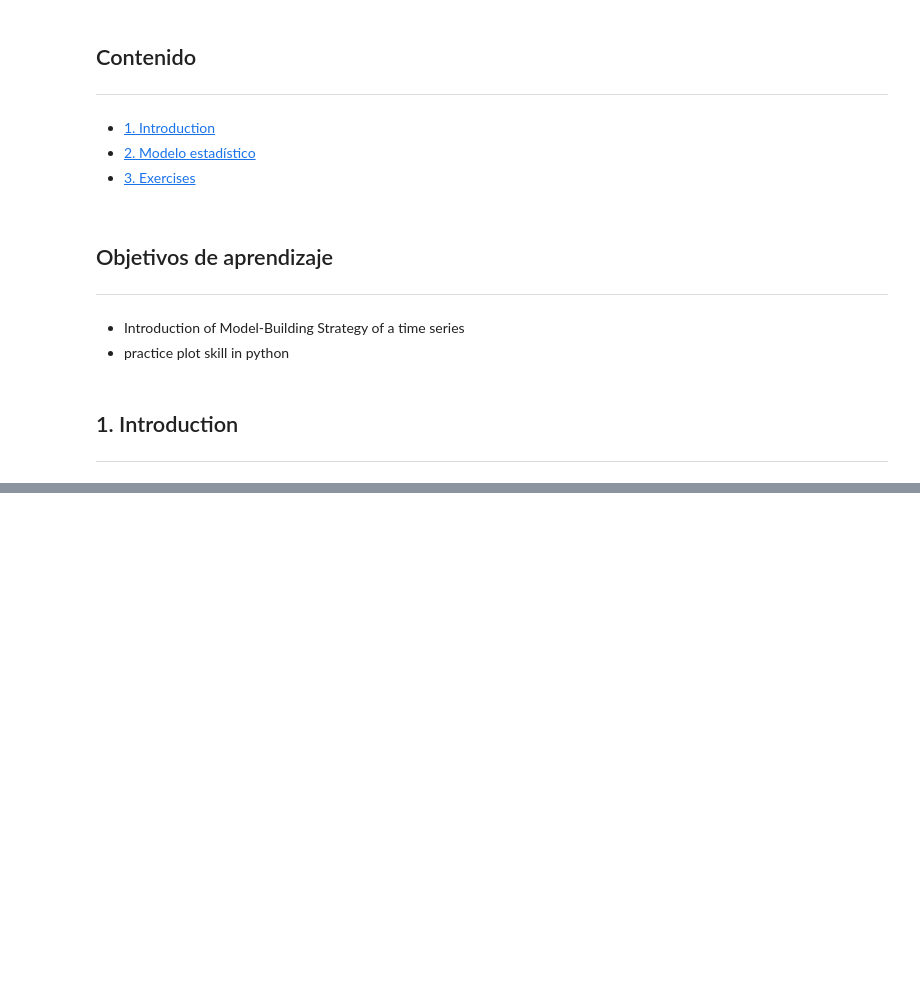
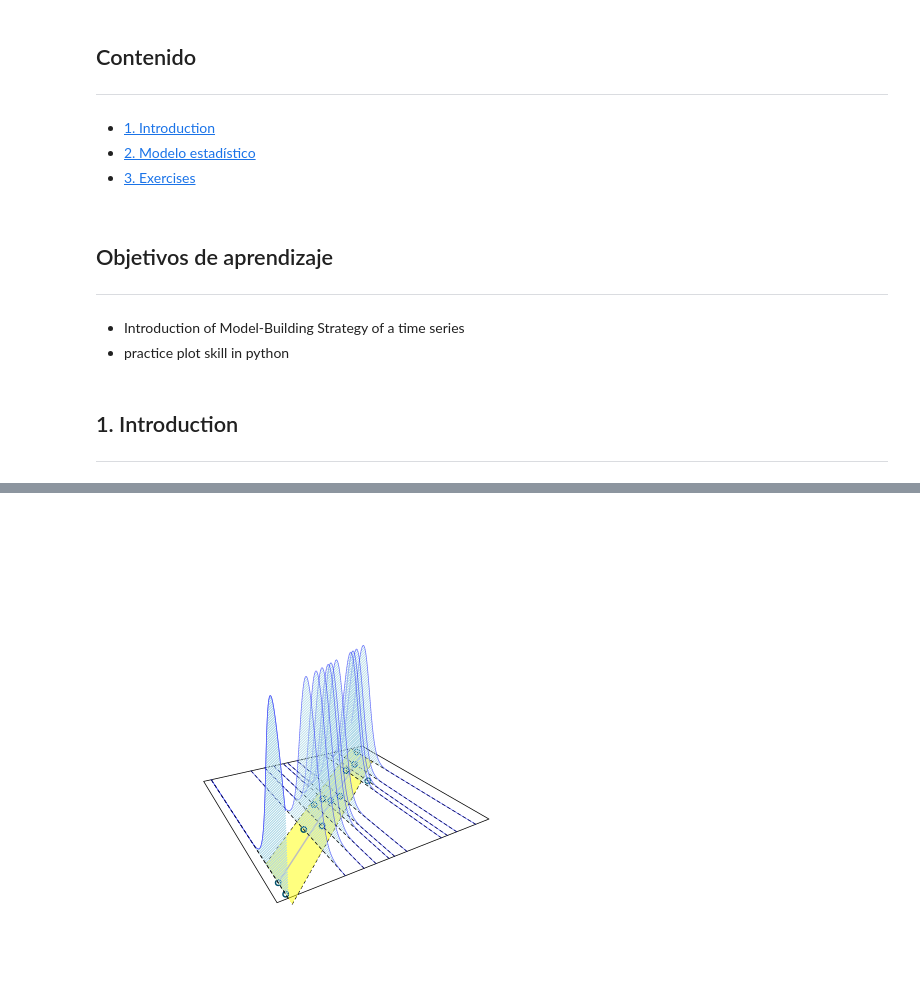
Before and after one commit to sebastiangonzalezv/timeseriesbook-es, a Jupyter notebook: book/chapters/RegresionLineal.ipynb, the cells around one changed output, grey strips where cells are left out. Cells and saved outputs as stored; diff of their text form; code cells hidden in the pictures; blank space fills up the shorter version.

```diff
--- a/book/chapters/RegresionLineal.ipynb
+++ b/book/chapters/RegresionLineal.ipynb
@@ -32,0 +50,71 @@
+# %%
+%%R
+
+library(latex2exp)
+options( warn = -1 )
+linealMModelPlot  = function(x, y, model)
+{
+    xlim = c(min(x)*0.95, max(x)*1.05)
+    ylim = c(floor(min(y)*0.95), ceiling(max(y)*1.05))
+    b0 = summary(model)$coefficients[1, 1]
+    b1 = summary(model)$coefficients[2, 1]
+    variance = summary(model)$dispersion
+    sd = sqrt(variance)
+    y_pred = predict(model, type="response")
+    UpPred = qnorm(.95, y_pred, sd)
+    LwPred = qnorm(.05, y_pred, sd)
+#     main = latex2exp::TeX(sprintf('$Y_i \\sim N(%0.2f + %0.2f X_{i}, %0.2f)$', b0, b1, variance))
+    plotData = lapply(seq(along=x),
+                      function(i)
+                      {
+                           stp <- 251
+                           x = rep(x[i], stp)
+                           y = seq(ylim[1], ylim[2], length=stp)
+                           z0 = rep(0, stp)
+                           z = dnorm(y, y_pred[i], sd)
+                           return(list(x=x, y=y, z0=z0, z=z))
+                      }
+                        )
+    par(mfrow=c(1,1))
+    n = 2
+    N = length(y_pred)
+    zMax = max(unlist(sapply(plotData, "[[", "z")))*1.5
+#     mat = persp(xlim, ylim, matrix(0, n, n), zlim=c(0, zMax), theta=-30, ticktype="detailed",box=FALSE, main=main)
+    mat = persp(xlim, ylim, matrix(0, n, n), zlim=c(0, zMax), theta=-30, ticktype="detailed",box=FALSE)
+    C = trans3d(x, UpPred, rep(0, N),mat)
+    lines(C, lty=2)
+    C = trans3d(x, LwPred, rep(0, N), mat)
+    lines(C, lty=2)
+    C = trans3d(c(x, rev(x)), c(UpPred, rev(LwPred)), rep(0, 2*N), mat)
+    polygon(C, border=NA, col=adjustcolor("yellow", alpha.f = 0.5))
+    C = trans3d(x, y_pred, rep(0, N), mat)
+    lines(C, lwd=2, col="grey")
+    C = trans3d(x, y, rep(0,N), mat)
+    points(C, lwd=2, col="#00526D")
+    for(j in N:1)
+    {
+        xp = plotData[[j]]$x
+        yp = plotData[[j]]$y
+        z0 = plotData[[j]]$z0
+        zp = plotData[[j]]$z
+        C = trans3d(c(xp, xp), c(yp, rev(yp)), c(zp, z0), mat)
+        polygon(C, border=NA, col="light blue", density=40)
+        C = trans3d(xp, yp, z0, mat)
+        lines(C, lty=2)
+        C = trans3d(xp, yp, zp, mat)
+        lines(C, col=adjustcolor("blue", alpha.f = 0.5))
+    }
+}
+
+
+
+icecream = data.frame(temp=c(11.9, 11.9, 15.2, 16.4, 17.2, 18.1, 18.5, 19.4, 22.1, 22.6, 23.4, 25.1),
+                      units=c(185, 215, 332, 325, 408, 421, 406, 412, 522, 445, 544, 614)
+                     )
+market.size = 800
+icecream$opportunity = market.size - icecream$units
+
+model = glm(units ~ temp, data=icecream, family=gaussian(link="identity"))
+linealMModelPlot(x = icecream$temp, y=icecream$units, model=model)
+# %% [output]
+[figure, added]
```
Also changed, not shown: parts of 4 cells of this notebook, 1 other file.
